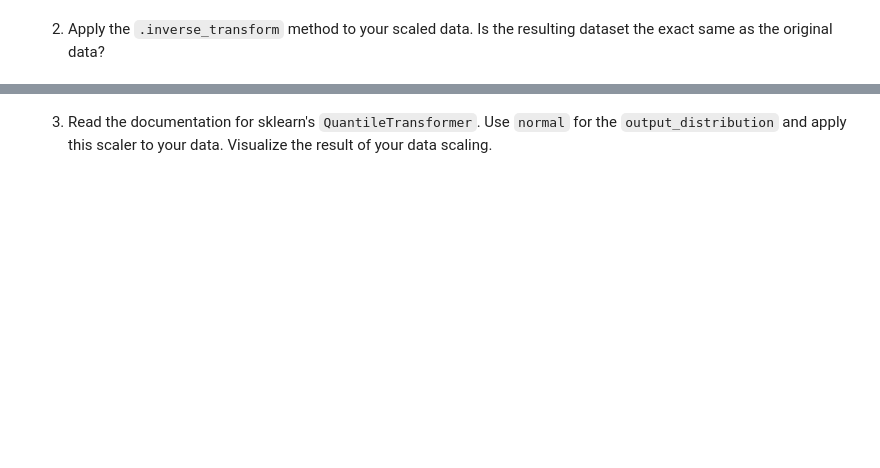
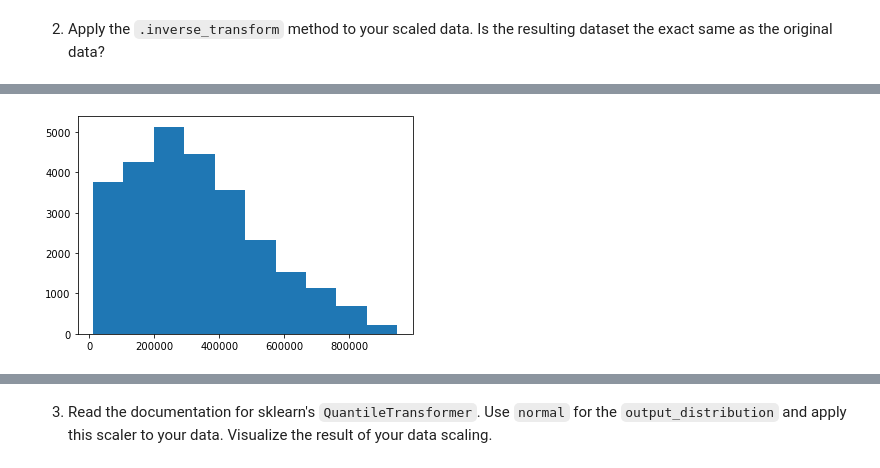
Before and after one commit to Jared-Godar/regression-exercises, a Jupyter notebook: scaling.ipynb, the cells around one changed output, grey strips where cells are left out. Saved outputs shown, nothing was run; the diff lists cells and outputs as text; code cells hidden in the pictures; blank space fills up the shorter version.

```diff
--- a/scaling.ipynb
+++ b/scaling.ipynb
@@ -408,0 +518,4 @@ zillo_test_scaled.isna().sum()
+# %%
+plt.hist(zillo_train_scaled.home_value);
+# %% [output]
+[figure, added]
```
Also changed, not shown: parts of 26 cells of this notebook, 6 other files.
